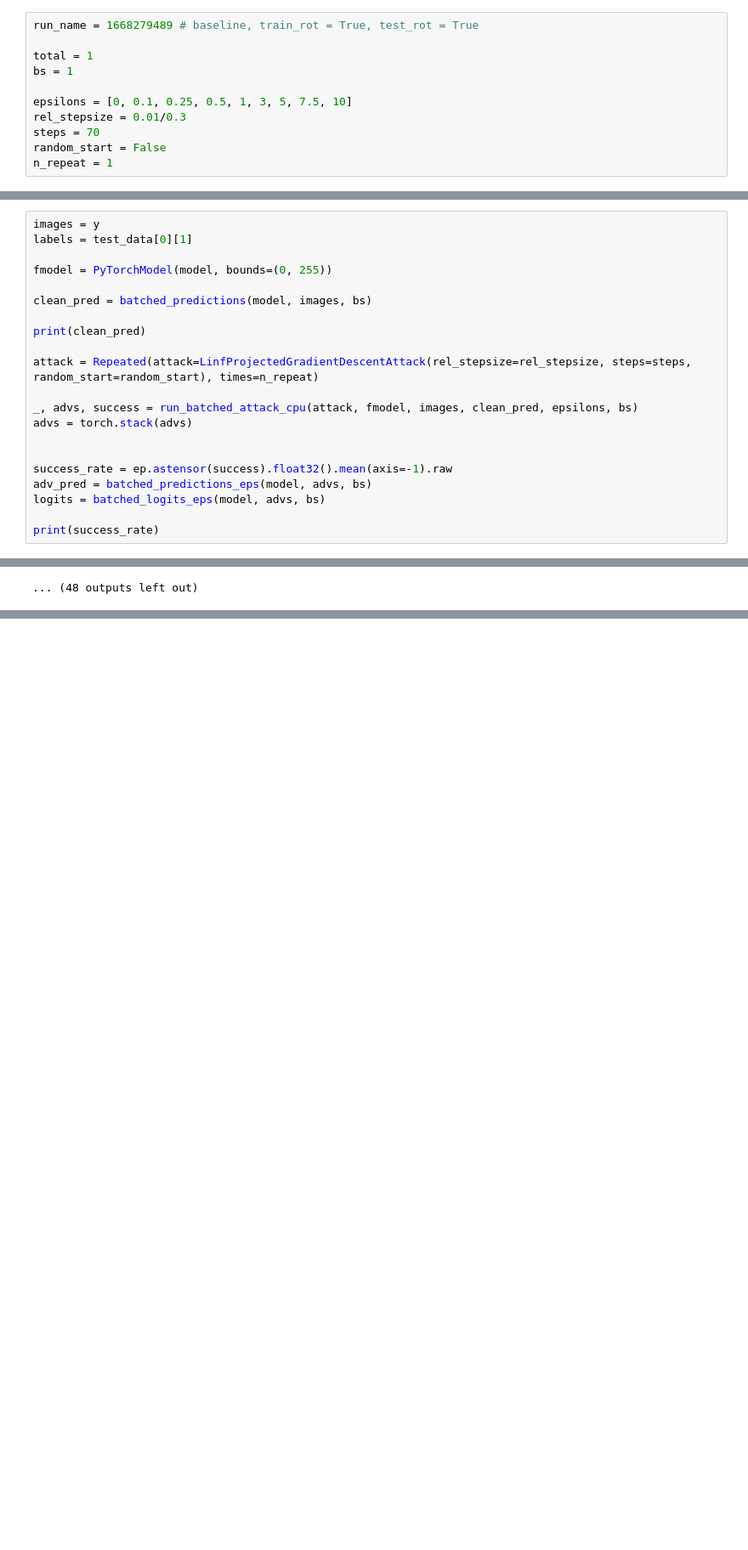
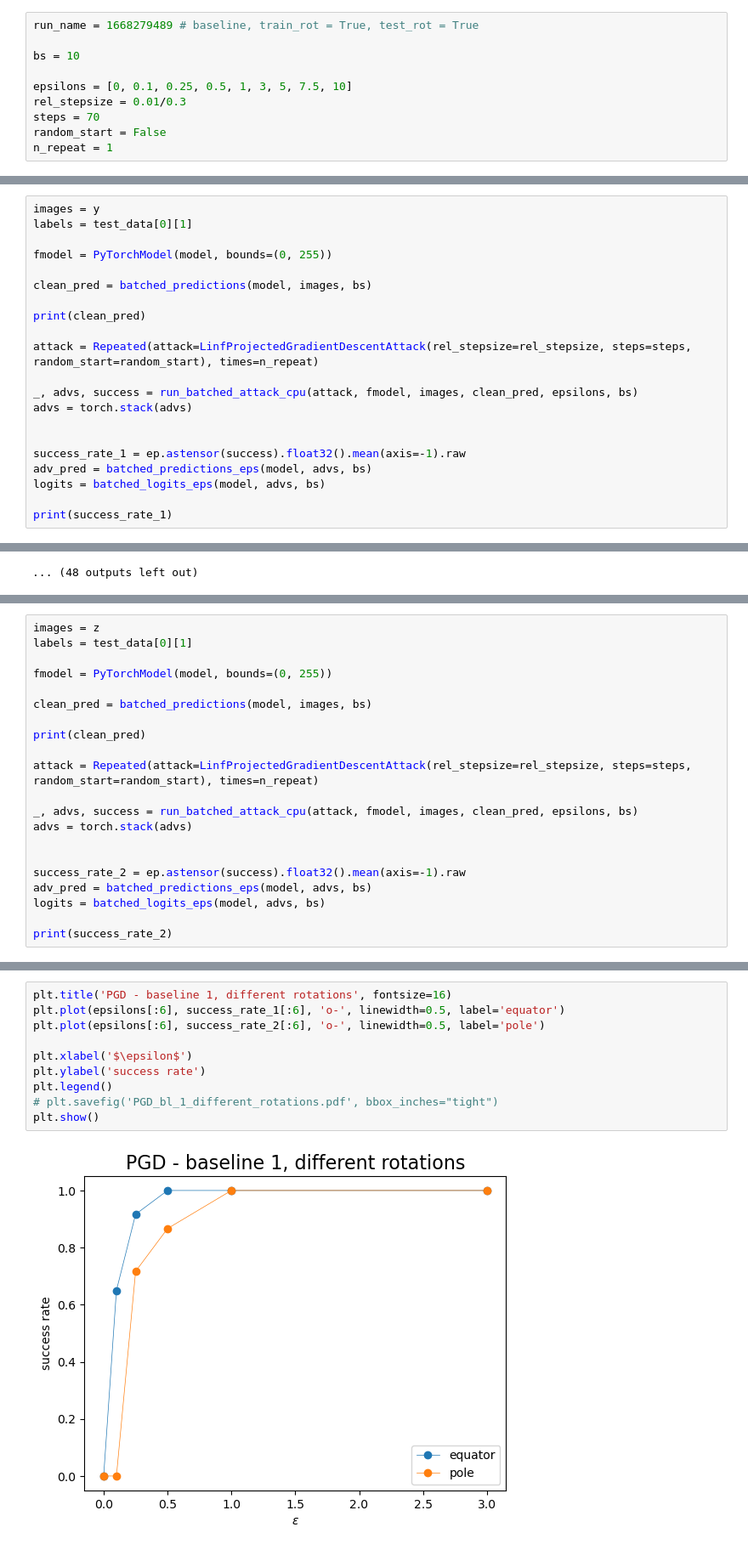
Before and after one commit to Schuh93/sem_seg_s2cnn, a Jupyter notebook: examples/mnist_adv/Behavior under rotations - baseline.ipynb, the cells around one changed output, grey strips where cells are left out. Shown at 85% size. Cells and saved outputs as stored; diff of their text form; blank space fills up the shorter version.

```diff
--- a/examples/mnist_adv/Behavior under rotations - baseline.ipynb
+++ b/examples/mnist_adv/Behavior under rotations - baseline.ipynb
@@ -13,8 +13,7 @@ import matplotlib.pyplot as plt
 # %%
 run_name = 1668279489 # baseline, train_rot = True, test_rot = True
 
-total = 1
-bs = 1
+bs = 10
 
 epsilons = [0, 0.1, 0.25, 0.5, 1, 3, 5, 7.5, 10]
 rel_stepsize = 0.01/0.3
@@ -369,11 +367,11 @@ _, advs, success = run_batched_attack_cpu(attack, fmodel, images, clean_pred, ep
 advs = torch.stack(advs)
 
 
-success_rate = ep.astensor(success).float32().mean(axis=-1).raw
+success_rate_1 = ep.astensor(success).float32().mean(axis=-1).raw
 adv_pred = batched_predictions_eps(model, advs, bs)
 logits = batched_logits_eps(model, advs, bs)
 
-print(success_rate)
+print(success_rate_1)
 # %% [output]
 tensor([3, 3, 7, 7, 7, 7, 7, 7, 7, 7, 7, 7, 7, 7, 7, 7, 7, 7, 7, 7, 7, 7, 7, 7,
         7, 7, 7, 7, 7, 7, 7, 7, 7, 7, 7, 7, 7, 7, 7, 7, 7, 7, 7, 7, 7, 7, 7, 7,
@@ -474,3 +446,24 @@ values=tensor([12.0507, 12.3802, 11.6633, 10.9686, 11.3867, 11.8185, 11.8504, 12
 indices=tensor([7, 7, 7, 7, 7, 7, 7, 7, 7, 7, 7, 7, 7, 7, 7, 7, 7, 7, 7, 7, 7, 7, 7, 7,
         7, 7, 7, 7, 7, 7, 7, 7, 7, 7, 7, 7, 7, 7, 7, 7, 7, 7, 7, 7, 7, 7, 7, 7,
         7, 7, 7, 7, 7, 7, 7, 7, 7, 7, 7, 7]))
+# %%
+images = z
+labels = test_data[0][1]
+
+fmodel = PyTorchModel(model, bounds=(0, 255))
+
+clean_pred = batched_predictions(model, images, bs)
+
+print(clean_pred)
+
+attack = Repeated(attack=LinfProjectedGradientDescentAttack(rel_stepsize=rel_stepsize, steps=steps, random_start=random_start), times=n_repeat)
+
+_, advs, success = run_batched_attack_cpu(attack, fmodel, images, clean_pred, epsilons, bs)
+advs = torch.stack(advs)
+
+
+success_rate_2 = ep.astensor(success).float32().mean(axis=-1).raw
+adv_pred = batched_predictions_eps(model, advs, bs)
+logits = batched_logits_eps(model, advs, bs)
+
+print(success_rate_2)
@@ -476,0 +495,12 @@ indices=tensor([7, 7, 7, 7, 7, 7, 7, 7, 7, 7, 7, 7, 7, 7, 7, 7, 7, 7, 7, 7, 7, 7
+# %%
+plt.title('PGD - baseline 1, different rotations', fontsize=16)
+plt.plot(epsilons[:6], success_rate_1[:6], 'o-', linewidth=0.5, label='equator')
+plt.plot(epsilons[:6], success_rate_2[:6], 'o-', linewidth=0.5, label='pole')
+
+plt.xlabel('$\epsilon$')
+plt.ylabel('success rate')
+plt.legend()
+# plt.savefig('PGD_bl_1_different_rotations.pdf', bbox_inches="tight")
+plt.show()
+# %% [output]
+[figure, added]
```
Also changed, not shown: parts of 5 cells of this notebook, 3 other files.
